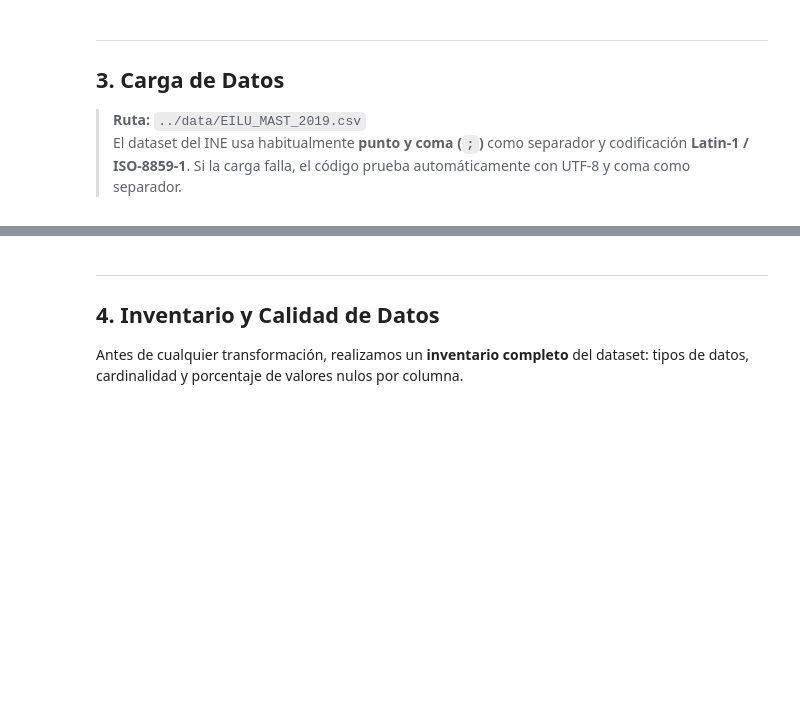
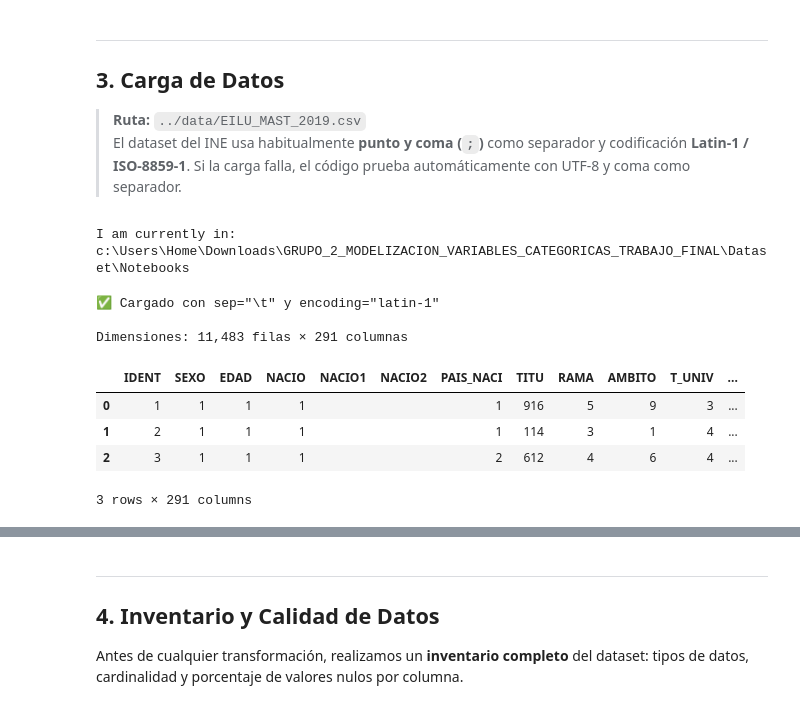
Before and after one commit to AlexKar23/GRUPO_2_MODELIZACION_VARIABLES_CATEGORICAS_TRABAJO_FINAL, a Jupyter notebook: Dataset/Notebooks/01_EDA.ipynb, the cells around one changed output, grey strips where cells are left out. Saved outputs shown, nothing was run; the diff lists cells and outputs as text; code cells hidden in the pictures; blank space fills up the shorter version.

```diff
--- a/Dataset/Notebooks/01_EDA.ipynb
+++ b/Dataset/Notebooks/01_EDA.ipynb
@@ -87,20 +105,37 @@ print('✅ Librerías importadas correctamente.')
 > **Ruta:** `../data/EILU_MAST_2019.csv`
 > El dataset del INE usa habitualmente **punto y coma (`;`)** como separador y codificación **Latin-1 / ISO-8859-1**.
 > Si la carga falla, el código prueba automáticamente con UTF-8 y coma como separador.
+# %%
+import os
+print(f"I am currently in: {os.getcwd()}")
+# %% [output]
+I am currently in: c:\Users\Home\Downloads\GRUPO_2_MODELIZACION_VARIABLES_CATEGORICAS_TRABAJO_FINAL\Dataset\Notebooks
 # %%
-DATA_PATH = '../data/EILU_MAST_2019.csv'
+DATA_PATH = '../../Data/EILU_MAST_2019.csv'
 
-# Intentamos la combinación más habitual del INE: sep=';', encoding latin-1
 try:
-    df_raw = pd.read_csv(DATA_PATH, sep=';', encoding='latin-1', low_memory=False)
-    print(f'✅ Cargado con sep=";" y encoding="latin-1"')
+    df_raw = pd.read_csv(DATA_PATH, sep='\t', encoding='latin-1', low_memory=False)
+    print(f'✅ Cargado con sep="\\t" y encoding="latin-1"')
 except Exception:
     try:
         df_raw = pd.read_csv(DATA_PATH, sep=',', encoding='utf-8', low_memory=False)
         print(f'✅ Cargado con sep="," y encoding="utf-8"')
     except Exception as e:
         print(f'❌ Error al cargar el archivo: {e}')
         raise
 
 print(f'\nDimensiones: {df_raw.shape[0]:,} filas × {df_raw.shape[1]:,} columnas')
-df_raw.head(3)
+
+df = df_raw.copy()
+df.columns = [c.strip().upper() for c in df.columns]
+
+df.head(3)
+# %% [output]
+✅ Cargado con sep="\t" y encoding="latin-1"
+
+Dimensiones: 11,483 filas × 291 columnas
+|  | IDENT | SEXO | EDAD | NACIO | NACIO1 | NACIO2 | PAIS_NACI | TITU | RAMA | AMBITO | T_UNIV | ... |
+| 0 | 1 | 1 | 1 | 1 |  |  | 1 | 916 | 5 | 9 | 3 | ... |
+| 1 | 2 | 1 | 1 | 1 |  |  | 1 | 114 | 3 | 1 | 4 | ... |
+| 2 | 3 | 1 | 1 | 1 |  |  | 2 | 612 | 4 | 6 | 4 | ... |
+3 rows × 291 columns
```
Also changed, not shown: parts of 28 cells of this notebook, 7 other files.
